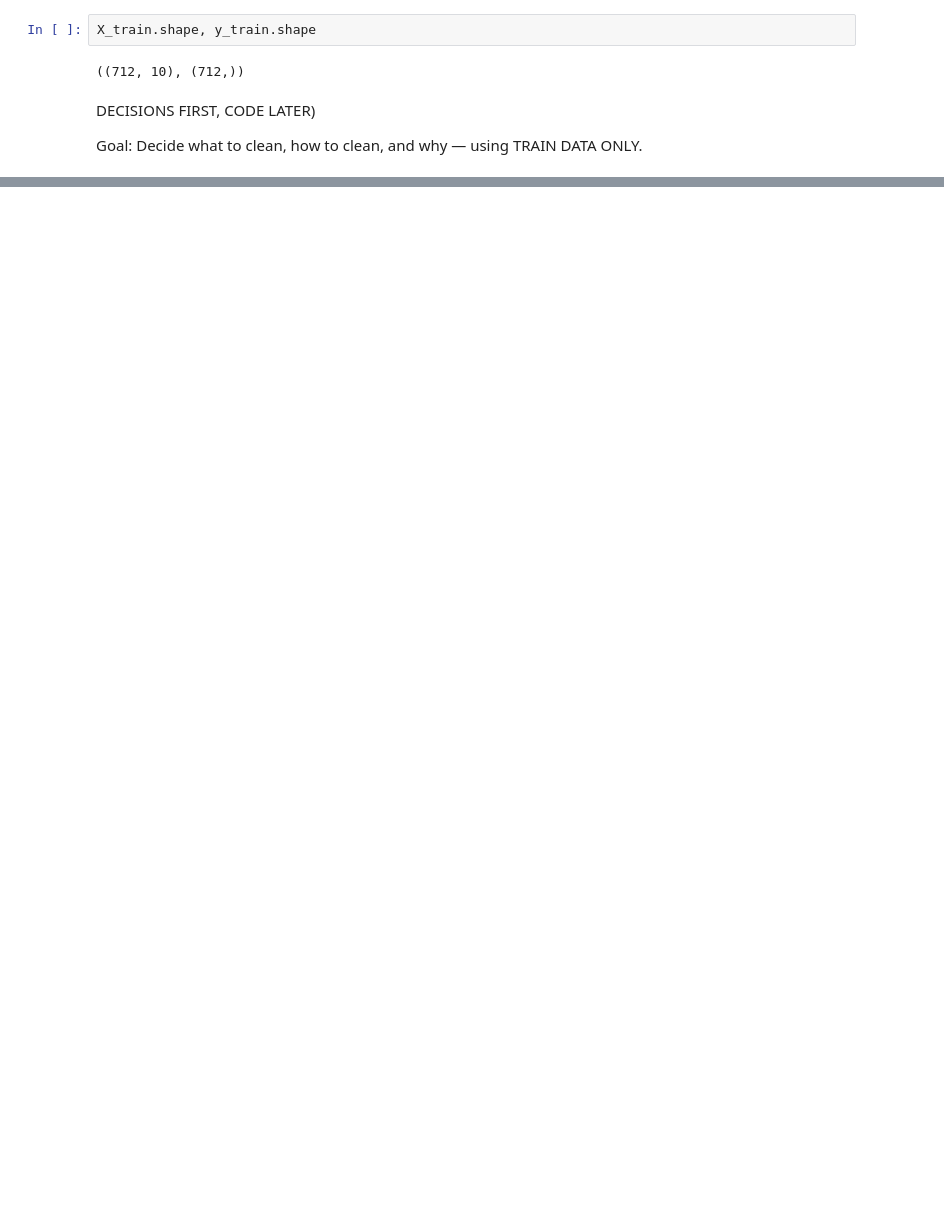
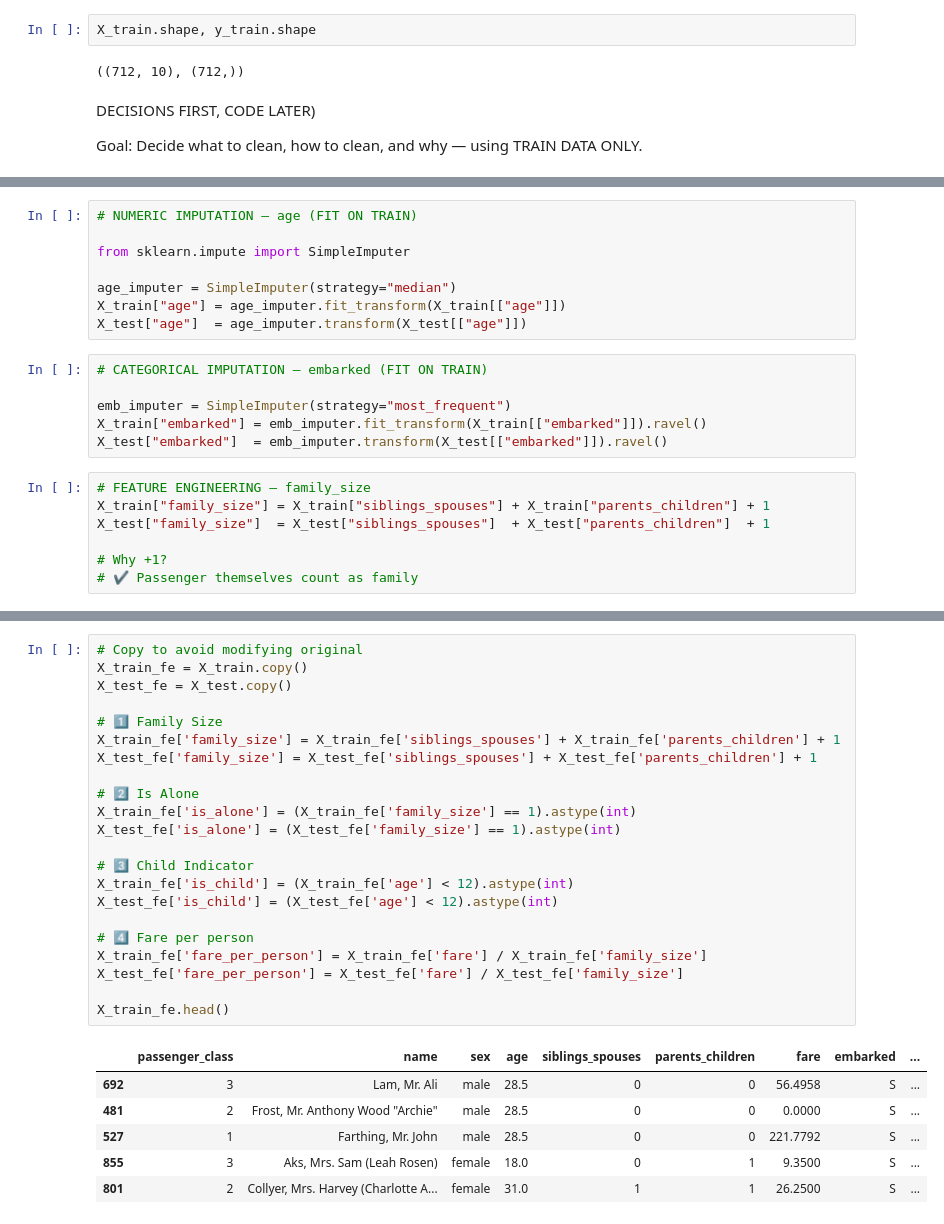
Before and after one commit to NavjyotDataScientist/From-Data-To-Decision, a Jupyter notebook: 1_0_Titanic_Machine_Learning_from_Disaster.ipynb, the cells around one changed output, grey strips where cells are left out. Drawn from its saved outputs; the diff is of its cells as text; blank space fills up the shorter version.

```diff
--- a/1_0_Titanic_Machine_Learning_from_Disaster.ipynb
+++ b/1_0_Titanic_Machine_Learning_from_Disaster.ipynb
@@ -288,0 +324,21 @@ Decide what to clean, how to clean, and why — using TRAIN DATA ONLY.
+# %%
+# NUMERIC IMPUTATION — age (FIT ON TRAIN)
+
+from sklearn.impute import SimpleImputer
+
+age_imputer = SimpleImputer(strategy="median")
+X_train["age"] = age_imputer.fit_transform(X_train[["age"]])
+X_test["age"]  = age_imputer.transform(X_test[["age"]])
+# %%
+# CATEGORICAL IMPUTATION — embarked (FIT ON TRAIN)
+
+emb_imputer = SimpleImputer(strategy="most_frequent")
+X_train["embarked"] = emb_imputer.fit_transform(X_train[["embarked"]]).ravel()
+X_test["embarked"]  = emb_imputer.transform(X_test[["embarked"]]).ravel()
+# %%
+# FEATURE ENGINEERING — family_size
+X_train["family_size"] = X_train["siblings_spouses"] + X_train["parents_children"] + 1
+X_test["family_size"]  = X_test["siblings_spouses"]  + X_test["parents_children"]  + 1
+
+# Why +1?
+# ✔️ Passenger themselves count as family
@@ -288,0 +519,29 @@ Decide what to clean, how to clean, and why — using TRAIN DATA ONLY.
+# %%
+# Copy to avoid modifying original
+X_train_fe = X_train.copy()
+X_test_fe = X_test.copy()
+
+# 1️⃣ Family Size
+X_train_fe['family_size'] = X_train_fe['siblings_spouses'] + X_train_fe['parents_children'] + 1
+X_test_fe['family_size'] = X_test_fe['siblings_spouses'] + X_test_fe['parents_children'] + 1
+
+# 2️⃣ Is Alone
+X_train_fe['is_alone'] = (X_train_fe['family_size'] == 1).astype(int)
+X_test_fe['is_alone'] = (X_test_fe['family_size'] == 1).astype(int)
+
+# 3️⃣ Child Indicator
+X_train_fe['is_child'] = (X_train_fe['age'] < 12).astype(int)
+X_test_fe['is_child'] = (X_test_fe['age'] < 12).astype(int)
+
+# 4️⃣ Fare per person
+X_train_fe['fare_per_person'] = X_train_fe['fare'] / X_train_fe['family_size']
+X_test_fe['fare_per_person'] = X_test_fe['fare'] / X_test_fe['family_size']
+
+X_train_fe.head()
+# %% [output]
+|  | passenger_class | name | sex | age | siblings_spouses | parents_children | fare | embarked | ... |
+| 692 | 3 | Lam, Mr. Ali | male | 28.5 | 0 | 0 | 56.4958 | S | ... |
+| 481 | 2 | Frost, Mr. Anthony Wood "Archie" | male | 28.5 | 0 | 0 | 0.0000 | S | ... |
+| 527 | 1 | Farthing, Mr. John | male | 28.5 | 0 | 0 | 221.7792 | S | ... |
+| 855 | 3 | Aks, Mrs. Sam (Leah Rosen) | female | 18.0 | 0 | 1 | 9.3500 | S | ... |
+| 801 | 2 | Collyer, Mrs. Harvey (Charlotte A... | female | 31.0 | 1 | 1 | 26.2500 | S | ... |
```
Also changed, not shown: parts of 21 cells of this notebook.
